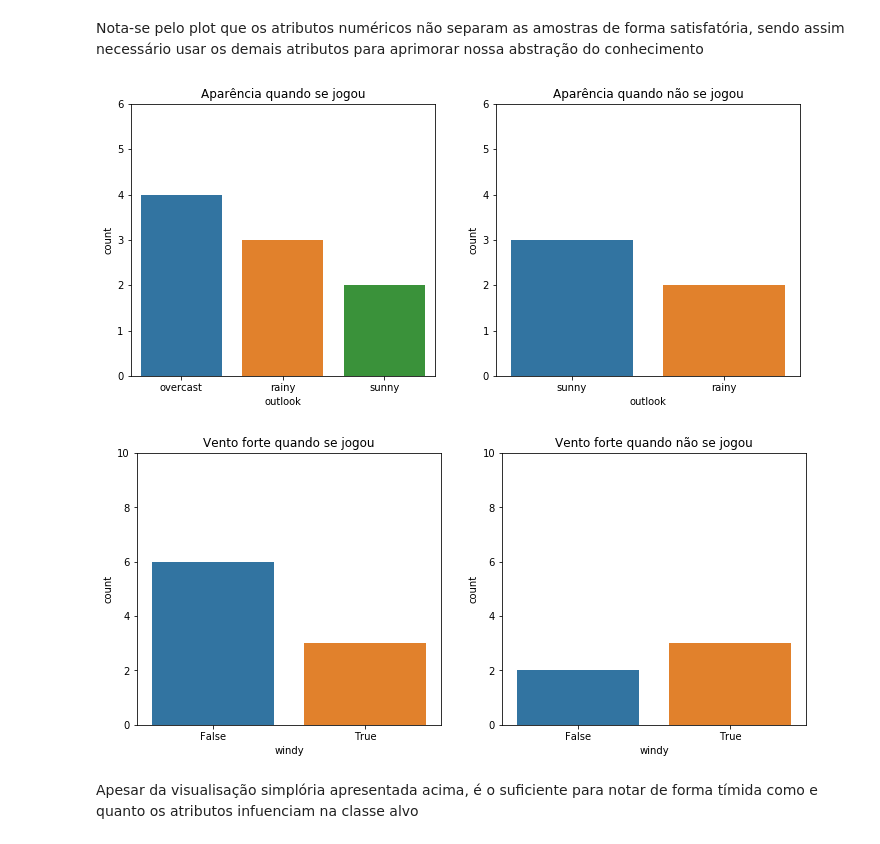
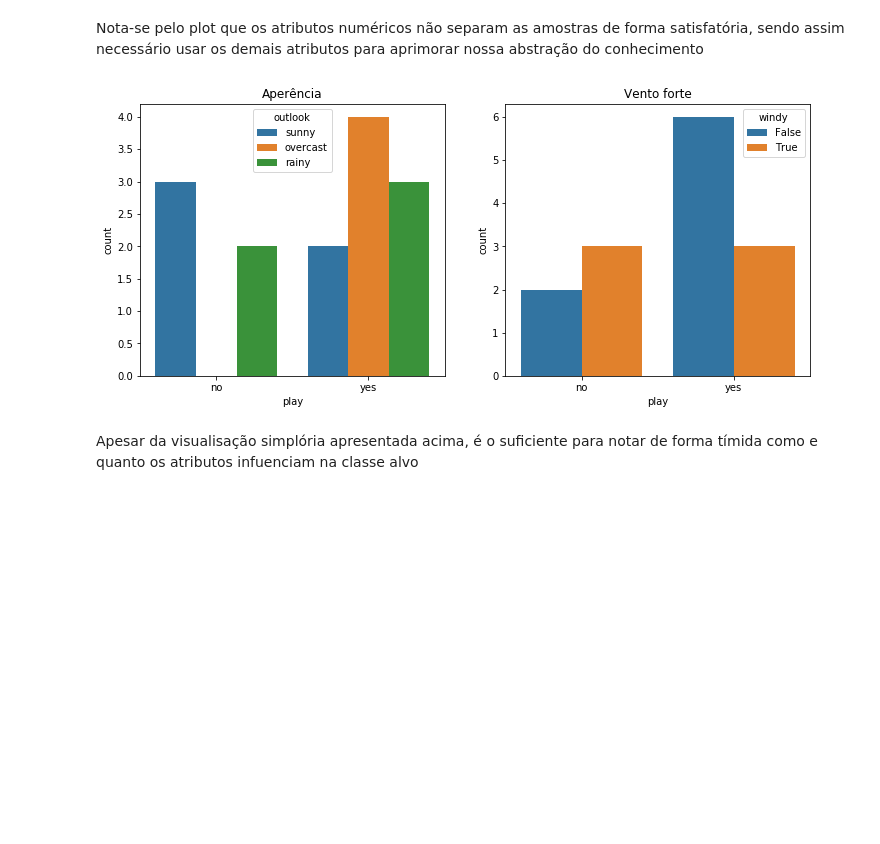
Before and after one commit to xsacbj/Mini-Weka, a Jupyter notebook: Mini Weka.ipynb, the cells around one changed output. Saved outputs shown, nothing was run; the diff lists cells and outputs as text; code cells hidden in the pictures; blank space fills up the shorter version.

Commit message:
Visualização dos dados

```diff
--- a/Mini Weka.ipynb
+++ b/Mini Weka.ipynb
@@ -155,22 +155,18 @@ plt.show()
 # %% [markdown]
 Nota-se pelo plot que os atributos numéricos não separam as amostras de forma satisfatória, sendo assim necessário usar os demais atributos para aprimorar nossa abstração do conhecimento
 # %%
-for feature,_ylim, title in [('outlook', (0,6), 'Aparência'), ('windy', (0,10), 'Vento forte')]:
-    fig = plt.figure(figsize=(12,5))
+fig = plt.figure(figsize=(12,5))
 
-    a = fig.add_subplot(1, 2, 1)
-    a.set_title(f'{title} quando se jogou')
-    plt.ylim(_ylim)
-    sns.countplot(data=weather[weather.play=='yes'], x=feature)
+a = fig.add_subplot(1, 2, 1)
+a.set_title('Aperência')
+sns.countplot(x="play", hue="outlook", data=weather)
 
-    a = fig.add_subplot(1, 2, 2)
-    a.set_title(f'{title} quando não se jogou')
-    plt.ylim(_ylim)
-    sns.countplot(data=weather[weather.play=='no'], x=feature)
+a = fig.add_subplot(1, 2, 2)
+a.set_title('Vento forte')
+sns.countplot(x="play", hue="windy", data=weather)
 
-    plt.show()
+plt.show()
 # %% [output]
-[figure, old version]
+[figure, new version]
-[figure, removed]
 # %% [markdown]
 Apesar da visualisação simplória apresentada acima, é o suficiente para notar de forma tímida como e quanto os atributos infuenciam na classe alvo
```
